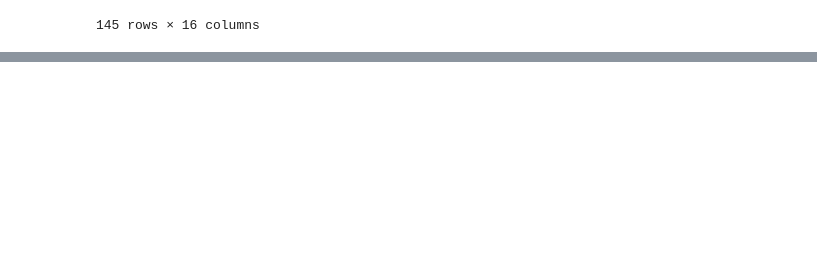
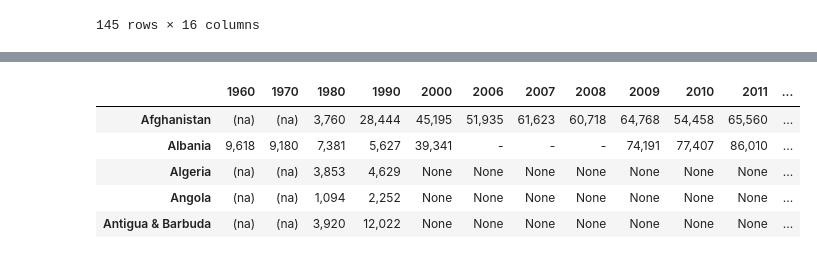
Before and after one commit to fwaters77/project_2, a Jupyter notebook: data_scrape_example.ipynb, the cells around one changed output, grey strips where cells are left out. Saved outputs shown, nothing was run; the diff lists cells and outputs as text; code cells hidden in the pictures; blank space fills up the shorter version.

```diff
--- a/data_scrape_example.ipynb
+++ b/data_scrape_example.ipynb
@@ -149,0 +198,3 @@ df_new.to_json('data/immigration_by_country.JSON')
+# %%
+imm_data = pd.read_json('static/data/immigration_by_country.JSON')
+imm_data_dict = imm_data.to_dict()
@@ -149,0 +224,9 @@ df_new.to_json('data/immigration_by_country.JSON')
+# %%
+imm_data.head()
+# %% [output]
+|  | 1960 | 1970 | 1980 | 1990 | 2000 | 2006 | 2007 | 2008 | 2009 | 2010 | 2011 | ... |
+| Afghanistan | (na) | (na) | 3,760 | 28,444 | 45,195 | 51,935 | 61,623 | 60,718 | 64,768 | 54,458 | 65,560 | ... |
+| Albania | 9,618 | 9,180 | 7,381 | 5,627 | 39,341 | - | - | - | 74,191 | 77,407 | 86,010 | ... |
+| Algeria | (na) | (na) | 3,853 | 4,629 | None | None | None | None | None | None | None | ... |
+| Angola | (na) | (na) | 1,094 | 2,252 | None | None | None | None | None | None | None | ... |
+| Antigua & Barbuda | (na) | (na) | 3,920 | 12,022 | None | None | None | None | None | None | None | ... |
```
Also changed, not shown: parts of 19 cells of this notebook, 23 other files.
